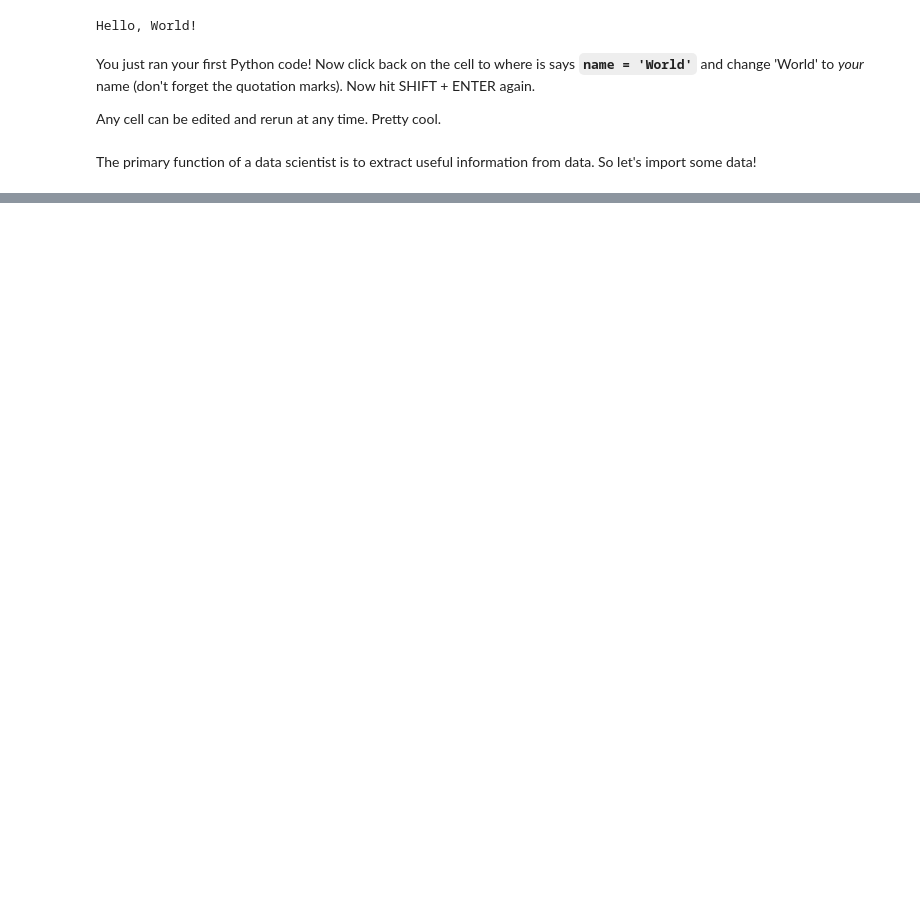
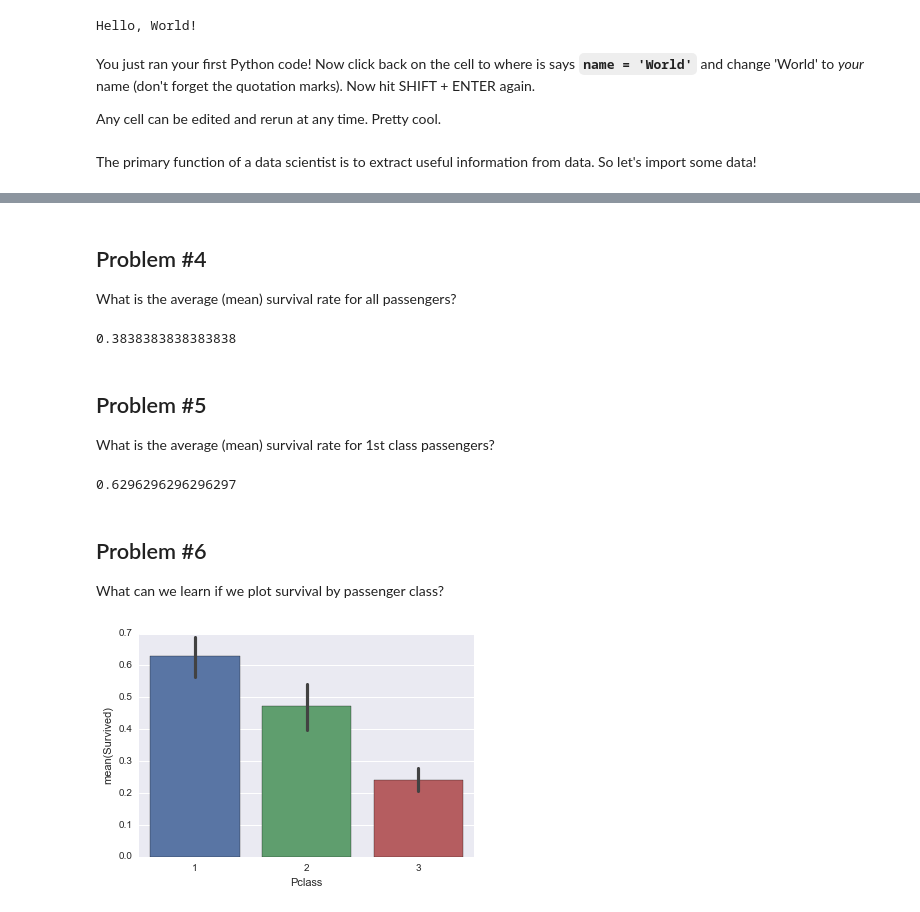
Before and after one commit to SirDudeness/HelloWorld, a Jupyter notebook: DataScience_Hour1.ipynb, the cells around one changed output, grey strips where cells are left out. Drawn from its saved outputs; the diff is of its cells as text; code cells hidden in the pictures; blank space fills up the shorter version.

```diff
--- a/DataScience_Hour1.ipynb
+++ b/DataScience_Hour1.ipynb
@@ -17,0 +147,25 @@ The primary function of a data scientist is to extract useful information from d
+# %% [markdown]
+## Problem #4
+What is the average (mean) survival rate for all passengers?
+# %%
+# Answer
+data.Survived.mean()
+# %% [output]
+0.3838383838383838
+# %% [markdown]
+## Problem #5
+What is the average (mean) survival rate for 1st class passengers?
+# %%
+# Answer
+data[data.Pclass == 1].Survived.mean()
+# %% [output]
+0.6296296296296297
+# %% [markdown]
+## Problem #6
+What can we learn if we plot survival by passenger class?
+# %%
+# Answer
+seaborn.barplot(x='Pclass', y='Survived', data=data)
+plt.show()
+# %% [output]
+[figure, added]
```
Also changed, not shown: parts of 30 cells of this notebook, 1 other file.
